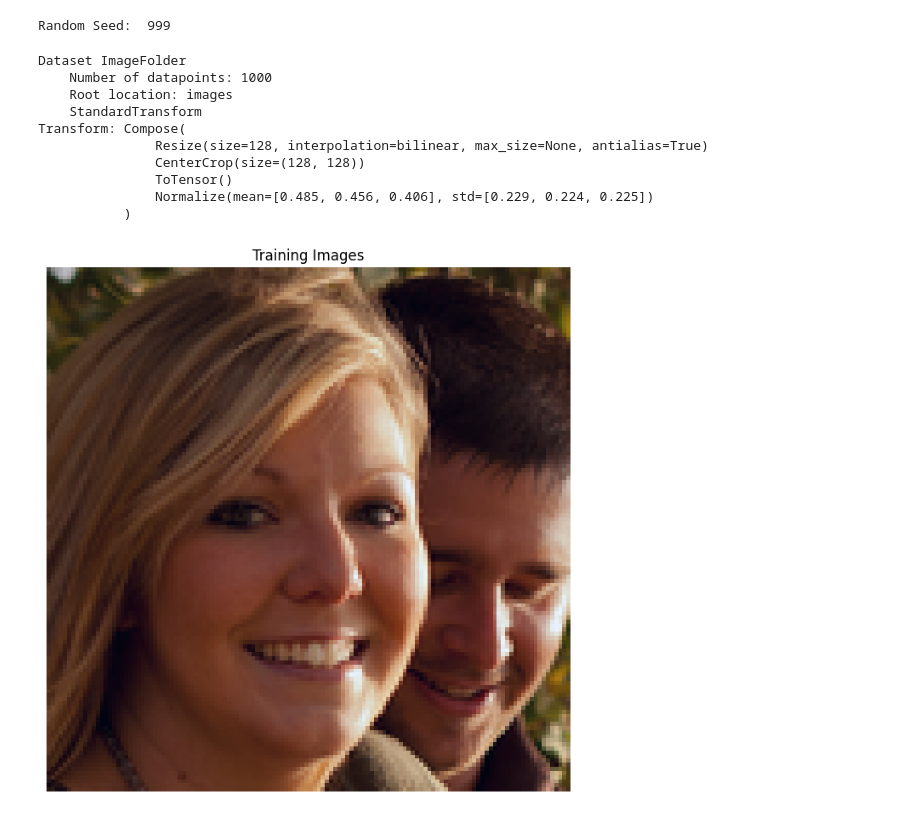
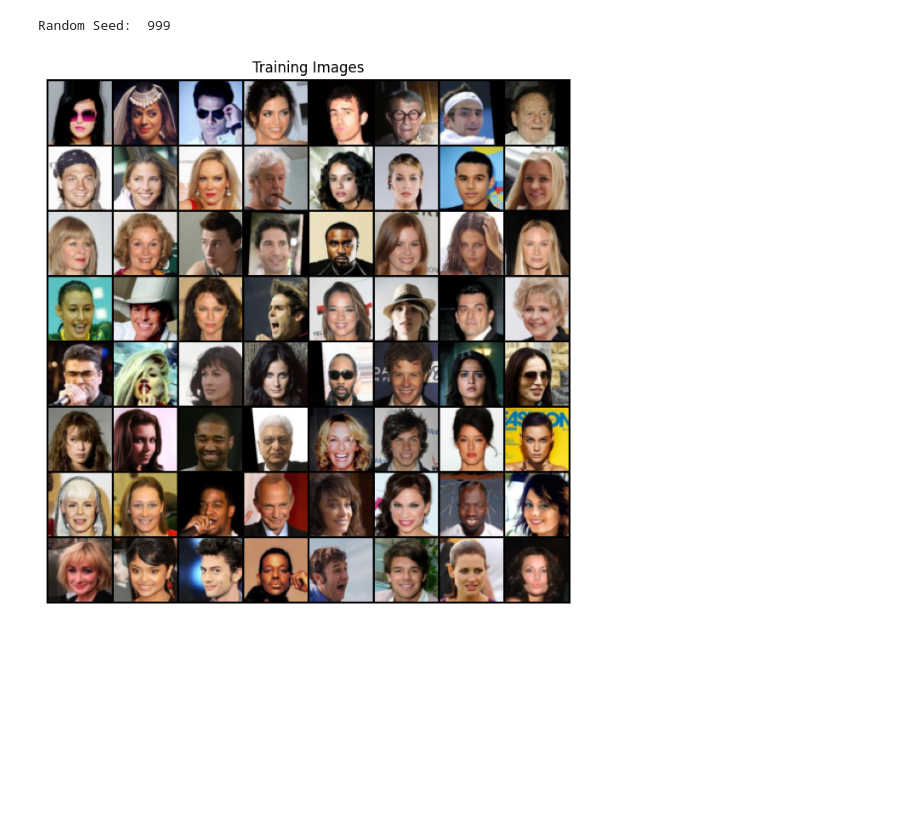
Before and after one commit to tryggebygge/TIF360-Project, a Jupyter notebook: main.ipynb, the cells around one changed output. Cells and saved outputs as stored; diff of their text form; code cells hidden in the pictures; blank space fills up the shorter version.

```diff
--- a/main.ipynb
+++ b/main.ipynb
@@ -30,29 +65,26 @@ Random Seed:  999
 # %%
-dataset = dset.ImageFolder(root="images",transform=transforms.Compose([transforms.Resize(128),transforms.CenterCrop(128),transforms.ToTensor(),transforms.Normalize(mean=[0.485, 0.456, 0.406], std=[0.229, 0.224, 0.225]),
-]))
+# We can use an image folder dataset the way we have it setup.
+# Create the dataset
+dataset = dset.ImageFolder(root="img",
+                           transform=transforms.Compose([
+                               transforms.Resize(64),
+                               transforms.CenterCrop(64),
+                               transforms.ToTensor(),
+                               transforms.Normalize((0.5, 0.5, 0.5), (0.5, 0.5, 0.5)),
+                           ]))
 # Create the dataloader
-dataloader = torch.utils.data.DataLoader(dataset, batch_size=1,
-                                         shuffle=True)
+dataloader = torch.utils.data.DataLoader(dataset, batch_size=128,
+                                         shuffle=True, num_workers=2)
 
 # Decide which device we want to run on
+device = torch.device("cuda:0" if (torch.cuda.is_available()) else "cpu")
 
-print(dataset)
 # Plot some training images
 real_batch = next(iter(dataloader))
 plt.figure(figsize=(8,8))
 plt.axis("off")
 plt.title("Training Images")
-plt.imshow(np.transpose(vutils.make_grid(real_batch[0][:64], padding=2, normalize=True),(1,2,0)))
+plt.imshow(np.transpose(vutils.make_grid(real_batch[0].to(device)[:64], padding=2, normalize=True).cpu(),(1,2,0)))
 plt.show()
 # %% [output]
-Dataset ImageFolder
-    Number of datapoints: 1000
-    Root location: images
-    StandardTransform
-Transform: Compose(
-               Resize(size=128, interpolation=bilinear, max_size=None, antialias=True)
-               CenterCrop(size=(128, 128))
-               ToTensor()
-               Normalize(mean=[0.485, 0.456, 0.406], std=[0.229, 0.224, 0.225])
-           )
-[figure, old version]
+[figure, new version]
```
Also changed, not shown: parts of 11 cells of this notebook.
